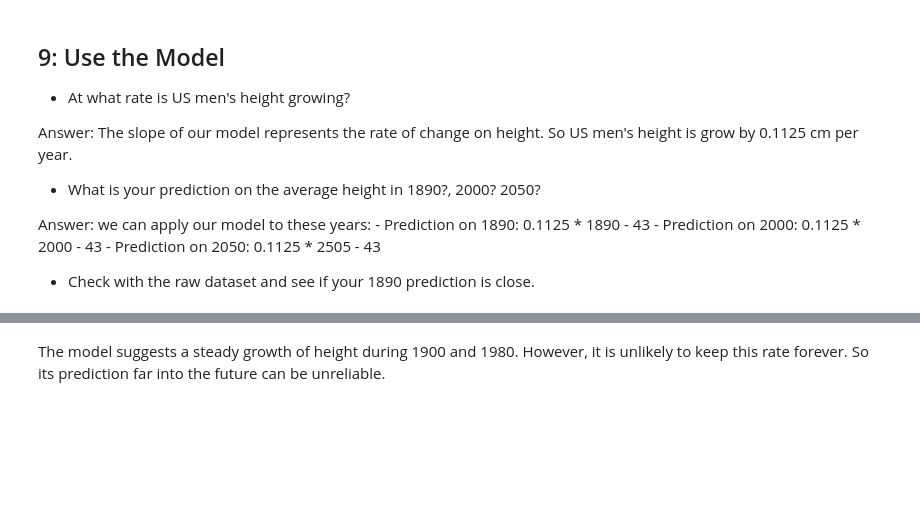
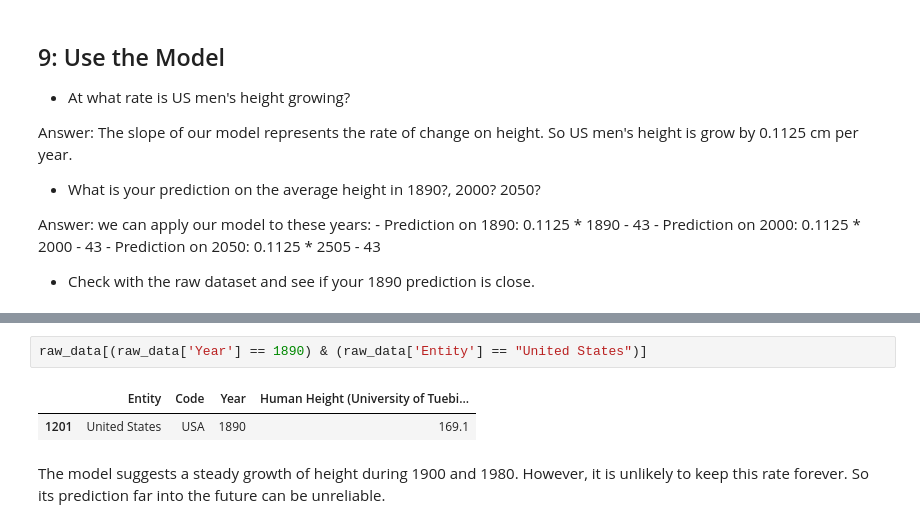
Before and after one commit to ch00226855/CMP414765Fall2022, a Jupyter notebook: Week02_FirstExample_completed.ipynb, the cells around one changed output, grey strips where cells are left out. Drawn from its saved outputs; the diff is of its cells as text; blank space fills up the shorter version.

```diff
--- a/Week02_FirstExample_completed.ipynb
+++ b/Week02_FirstExample_completed.ipynb
@@ -481,2 +492,7 @@ Answer: we can apply our model to these years:
+# %%
+raw_data[(raw_data['Year'] == 1890) & (raw_data['Entity'] == "United States")]
+# %% [output]
+|  | Entity | Code | Year | Human Height (University of Tuebi... |
+| 1201 | United States | USA | 1890 | 169.1 |
 # %% [markdown]
 The model suggests a steady growth of height during 1900 and 1980. However, it is unlikely to keep this rate forever. So its prediction far into the future can be unreliable.
```
Also changed, not shown: parts of 3 cells of this notebook.
